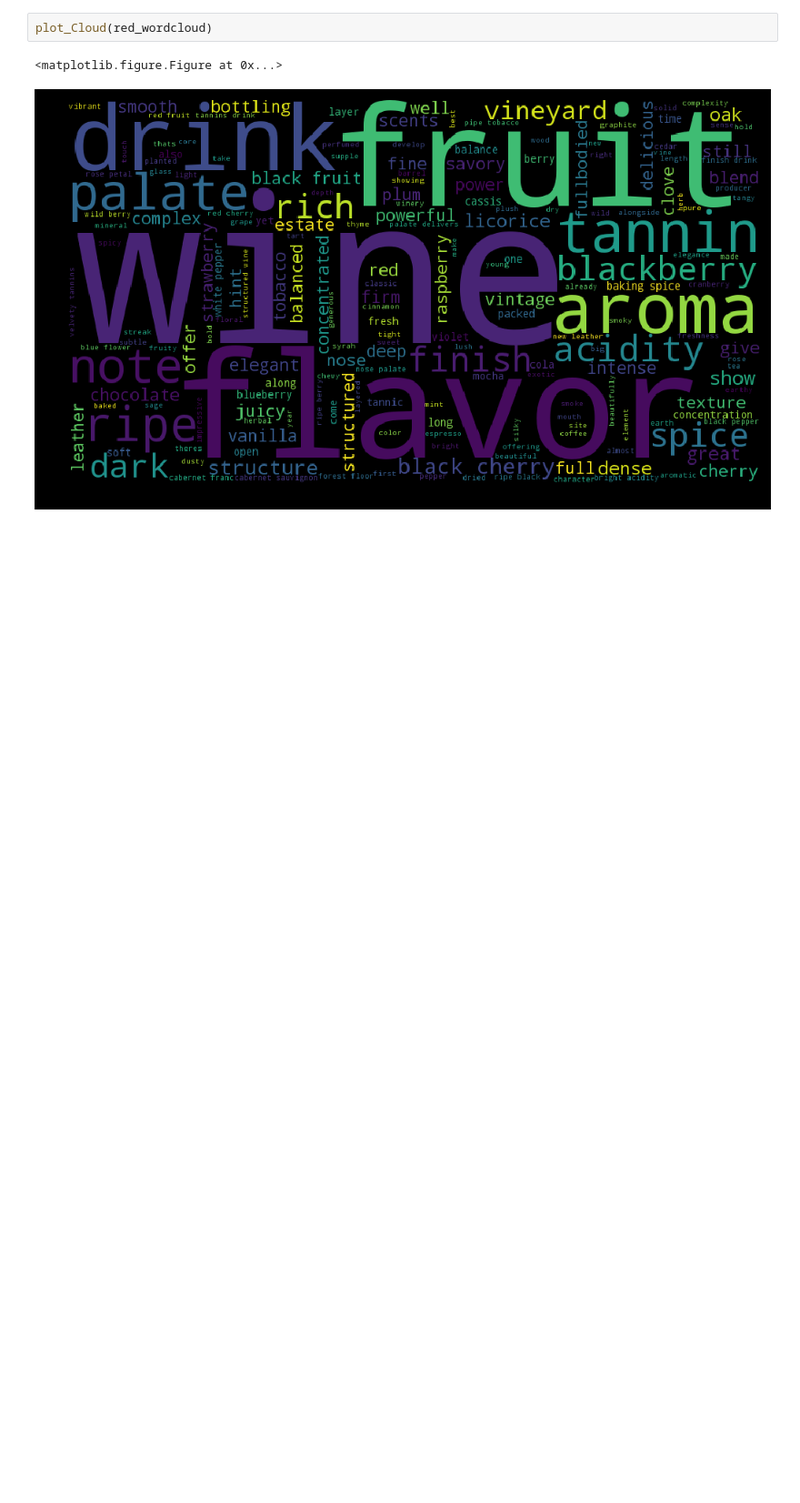
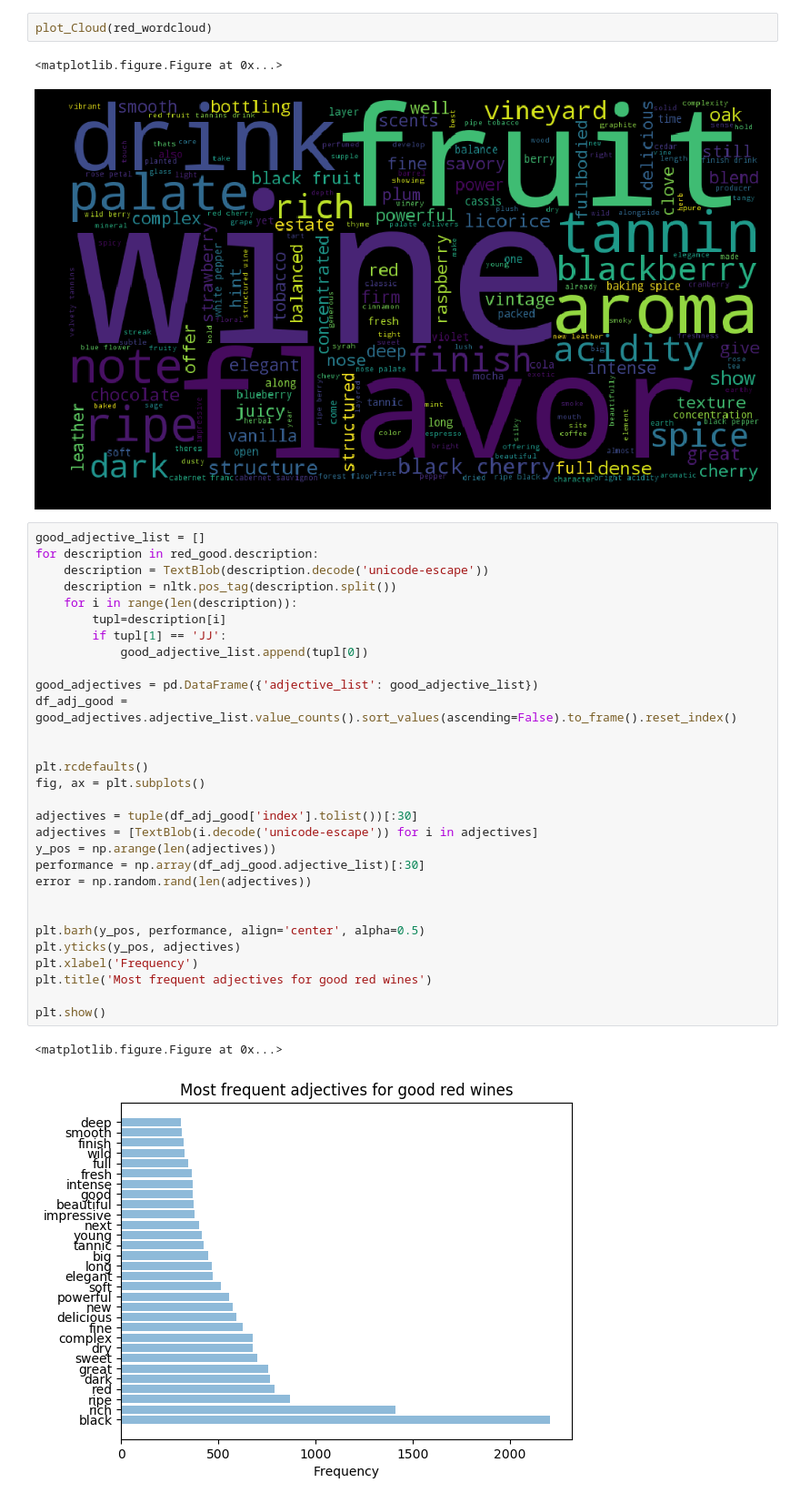
Before and after one commit to pavlafuxova/TFM, a Jupyter notebook: word_count_classifier.ipynb, the cells around one changed output. Shown: that part at 91% size. Saved outputs shown, nothing was run; the diff lists cells and outputs as text; blank space fills up the shorter version.

Commit message:
frequency of words

```diff
--- a/word_count_classifier.ipynb
+++ b/word_count_classifier.ipynb
@@ -359,3 +359,36 @@ plot_Cloud(red_wordcloud)
 # %% [output]
 <matplotlib.figure.Figure at 0x...>
 [figure]
+# %%
+good_adjective_list = []
+for description in red_good.description:
+    description = TextBlob(description.decode('unicode-escape'))
+    description = nltk.pos_tag(description.split())
+    for i in range(len(description)):
+        tupl=description[i]
+        if tupl[1] == 'JJ':
+            good_adjective_list.append(tupl[0])
+
+good_adjectives = pd.DataFrame({'adjective_list': good_adjective_list})
+df_adj_good = good_adjectives.adjective_list.value_counts().sort_values(ascending=False).to_frame().reset_index()
+
+
+plt.rcdefaults()
+fig, ax = plt.subplots()
+
+adjectives = tuple(df_adj_good['index'].tolist())[:30]
+adjectives = [TextBlob(i.decode('unicode-escape')) for i in adjectives]
+y_pos = np.arange(len(adjectives))
+performance = np.array(df_adj_good.adjective_list)[:30]
+error = np.random.rand(len(adjectives))
+
+
+plt.barh(y_pos, performance, align='center', alpha=0.5)
+plt.yticks(y_pos, adjectives)
+plt.xlabel('Frequency')
+plt.title('Most frequent adjectives for good red wines')
+
+plt.show()
+# %% [output]
+<matplotlib.figure.Figure at 0x...>
+[figure, added]
```
Also changed, not shown: parts of 2 cells of this notebook.
